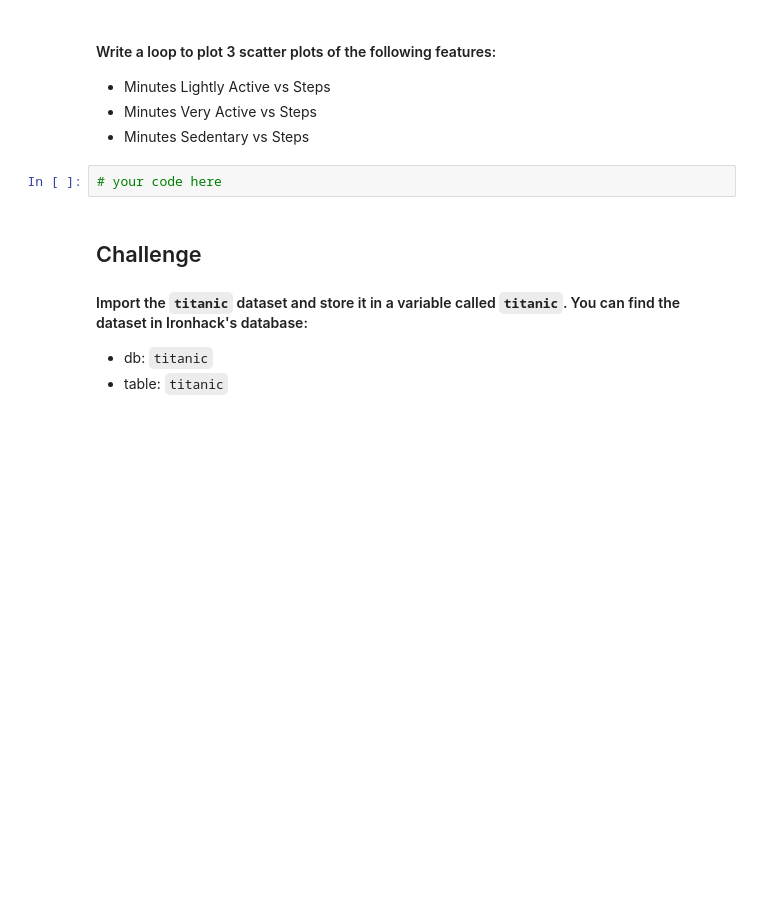
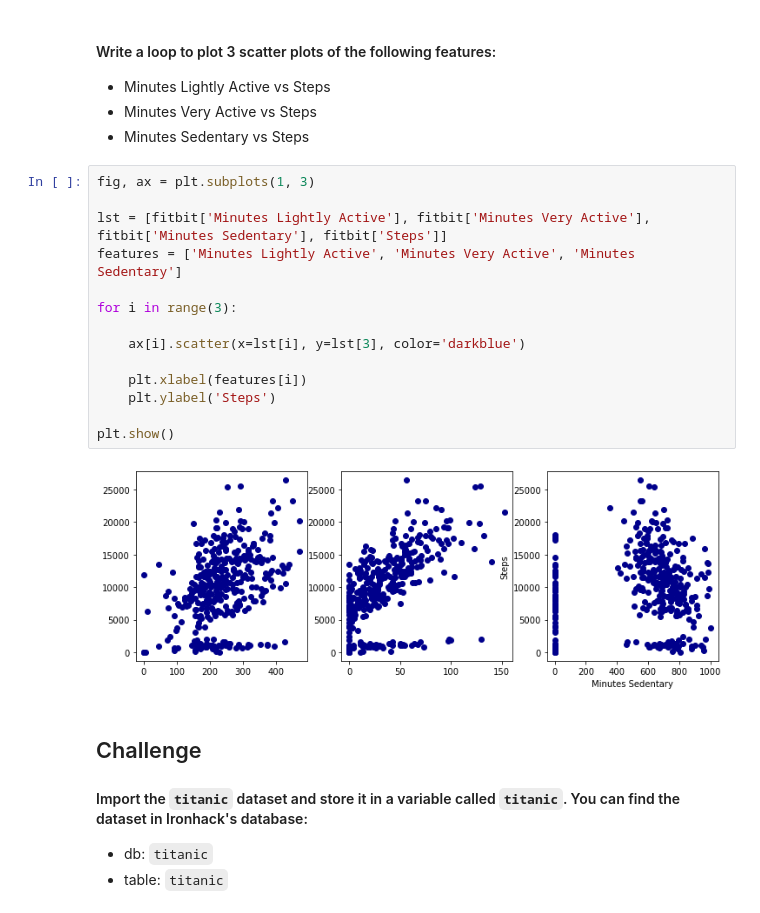
Before and after one commit to Ironhack-Data-Madrid-Mayo-2022/5.2-lab-matplotlib-seaborn, a Jupyter notebook: your-code/main.ipynb, the cells around one changed output. Saved outputs shown, nothing was run; the diff lists cells and outputs as text; blank space fills up the shorter version.

```diff
--- a/your-code/main.ipynb
+++ b/your-code/main.ipynb
@@ -37,8 +65,22 @@ How the average number of steps change by month. Use the appropriate visualizati
 * Minutes Lightly Active vs Steps
 * Minutes Very Active vs Steps
 * Minutes Sedentary vs Steps
-# %%
-# your code here
+# %%
+fig, ax = plt.subplots(1, 3)
+
+lst = [fitbit['Minutes Lightly Active'], fitbit['Minutes Very Active'], fitbit['Minutes Sedentary'], fitbit['Steps']]
+features = ['Minutes Lightly Active', 'Minutes Very Active', 'Minutes Sedentary']
+
+for i in range(3):
+
+    ax[i].scatter(x=lst[i], y=lst[3], color='darkblue')
+
+    plt.xlabel(features[i])
+    plt.ylabel('Steps')
+
+plt.show()
+# %% [output]
+[figure, added]
 # %% [markdown]
 ## Challenge
 
```
Also changed, not shown: parts of 55 cells of this notebook.
